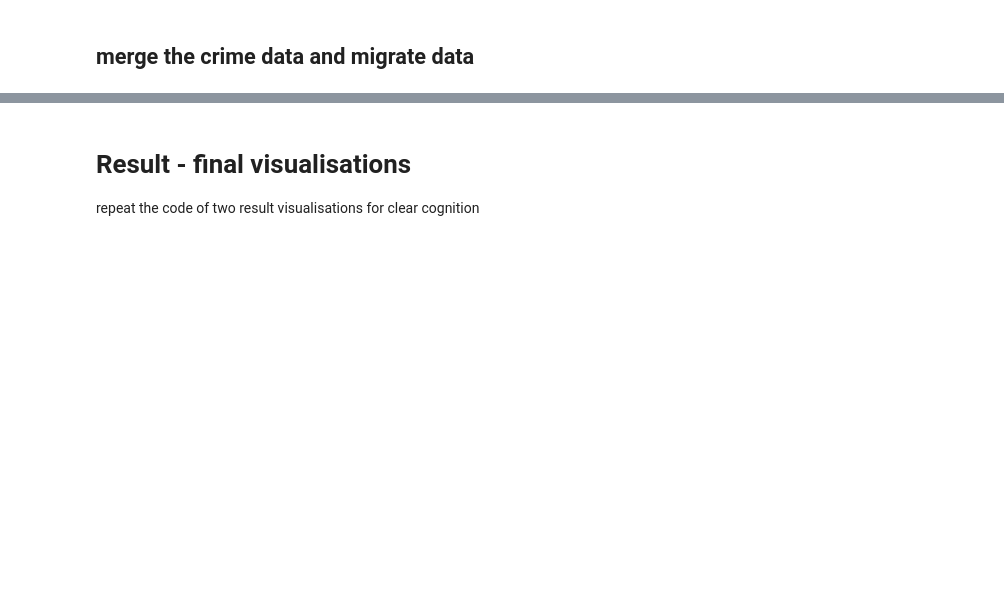
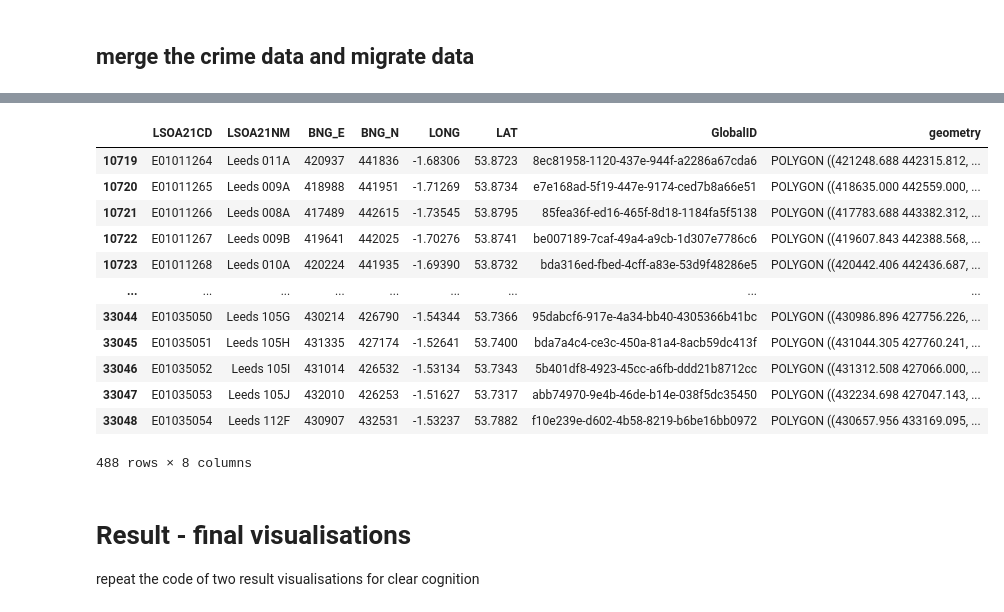
Before and after one commit to gy23cx/GEOG5990Assignment_Final_Project, a Jupyter notebook: GEOG5990M_final_project.ipynb, the cells around one changed output, grey strips where cells are left out. Drawn from its saved outputs; the diff is of its cells as text; code cells hidden in the pictures; blank space fills up the shorter version.

```diff
--- a/GEOG5990M_final_project.ipynb
+++ b/GEOG5990M_final_project.ipynb
@@ -701,3 +727,19 @@ Union_L_number = pandas.merge(Union_L,Migrant_percentage,left_on='LSOA_code',rig
+# %%
+LSOA_leeds_2021
+# %% [output]
+|  | LSOA21CD | LSOA21NM | BNG_E | BNG_N | LONG | LAT | GlobalID | geometry |
+| 10719 | E01011264 | Leeds 011A | 420937 | 441836 | -1.68306 | 53.8723 | 8ec81958-1120-437e-944f-a2286a67cda6 | POLYGON ((421248.688 442315.812, ... |
+| 10720 | E01011265 | Leeds 009A | 418988 | 441951 | -1.71269 | 53.8734 | e7e168ad-5f19-447e-9174-ced7b8a66e51 | POLYGON ((418635.000 442559.000, ... |
+| 10721 | E01011266 | Leeds 008A | 417489 | 442615 | -1.73545 | 53.8795 | 85fea36f-ed16-465f-8d18-1184fa5f5138 | POLYGON ((417783.688 443382.312, ... |
+| 10722 | E01011267 | Leeds 009B | 419641 | 442025 | -1.70276 | 53.8741 | be007189-7caf-49a4-a9cb-1d307e7786c6 | POLYGON ((419607.843 442388.568, ... |
+| 10723 | E01011268 | Leeds 010A | 420224 | 441935 | -1.69390 | 53.8732 | bda316ed-fbed-4cff-a83e-53d9f48286e5 | POLYGON ((420442.406 442436.687, ... |
+| ... | ... | ... | ... | ... | ... | ... | ... | ... |
+| 33044 | E01035050 | Leeds 105G | 430214 | 426790 | -1.54344 | 53.7366 | 95dabcf6-917e-4a34-bb40-4305366b41bc | POLYGON ((430986.896 427756.226, ... |
+| 33045 | E01035051 | Leeds 105H | 431335 | 427174 | -1.52641 | 53.7400 | bda7a4c4-ce3c-450a-81a4-8acb59dc413f | POLYGON ((431044.305 427760.241, ... |
+| 33046 | E01035052 | Leeds 105I | 431014 | 426532 | -1.53134 | 53.7343 | 5b401df8-4923-45cc-a6fb-ddd21b8712cc | POLYGON ((431312.508 427066.000, ... |
+| 33047 | E01035053 | Leeds 105J | 432010 | 426253 | -1.51627 | 53.7317 | abb74970-9e4b-46de-b14e-038f5dc35450 | POLYGON ((432234.698 427047.143, ... |
+| 33048 | E01035054 | Leeds 112F | 430907 | 432531 | -1.53237 | 53.7882 | f10e239e-d602-4b58-8219-b6be16bb0972 | POLYGON ((430657.956 433169.095, ... |
+488 rows × 8 columns
 # %%
 #
 # %% [markdown]
```
Also changed, not shown: parts of 5 cells of this notebook.
